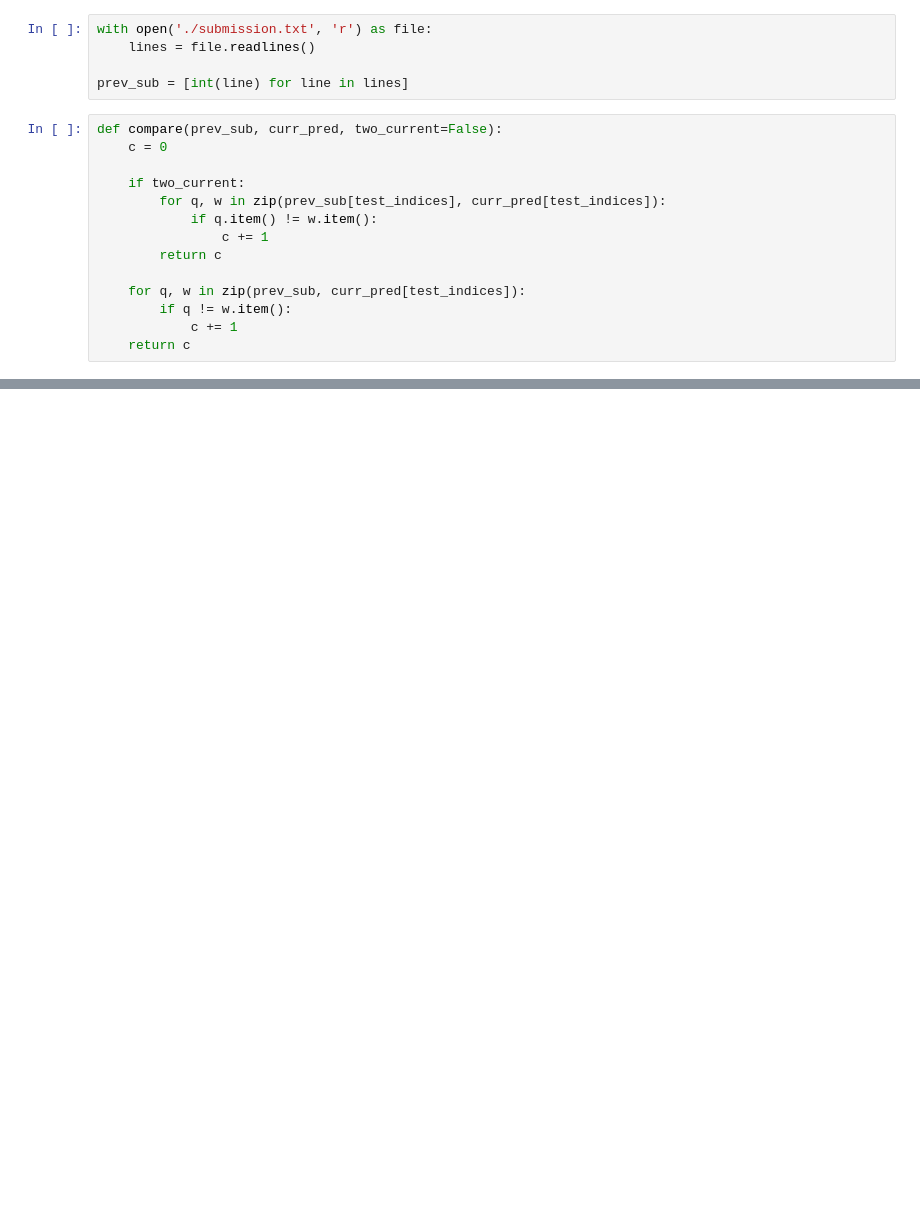
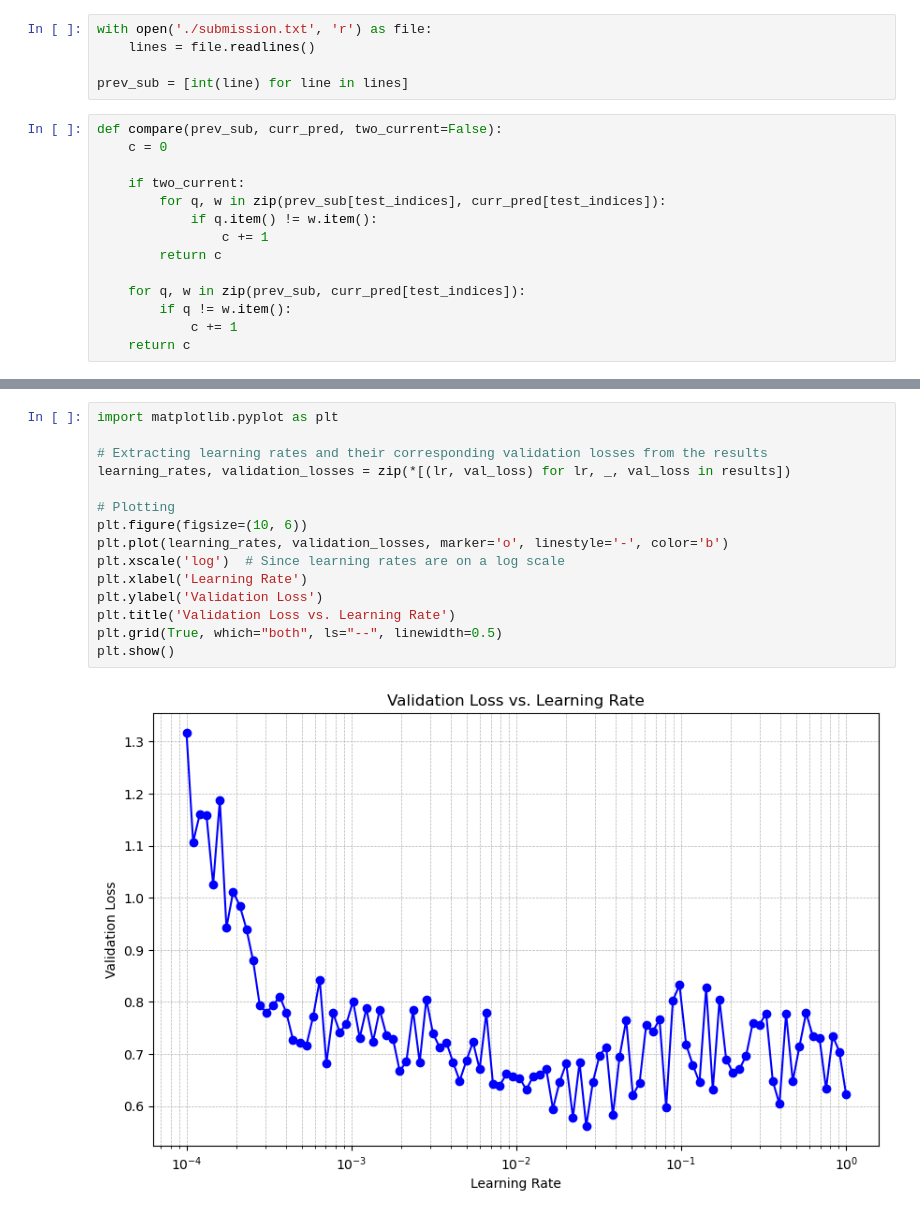
Before and after one commit to JunchiZhu/cse881_project, a Jupyter notebook: experiment.ipynb, the cells around one changed output, grey strips where cells are left out. Saved outputs shown, nothing was run; the diff lists cells and outputs as text; blank space fills up the shorter version.

```diff
--- a/experiment.ipynb
+++ b/experiment.ipynb
@@ -422,0 +614,17 @@ compare(pred, pred_Kfold, two_current=True)
+# %%
+import matplotlib.pyplot as plt
+
+# Extracting learning rates and their corresponding validation losses from the results
+learning_rates, validation_losses = zip(*[(lr, val_loss) for lr, _, val_loss in results])
+
+# Plotting
+plt.figure(figsize=(10, 6))
+plt.plot(learning_rates, validation_losses, marker='o', linestyle='-', color='b')
+plt.xscale('log')  # Since learning rates are on a log scale
+plt.xlabel('Learning Rate')
+plt.ylabel('Validation Loss')
+plt.title('Validation Loss vs. Learning Rate')
+plt.grid(True, which="both", ls="--", linewidth=0.5)
+plt.show()
+# %% [output]
+[figure, added]
```
Also changed, not shown: parts of 19 cells of this notebook, 2 other files.
